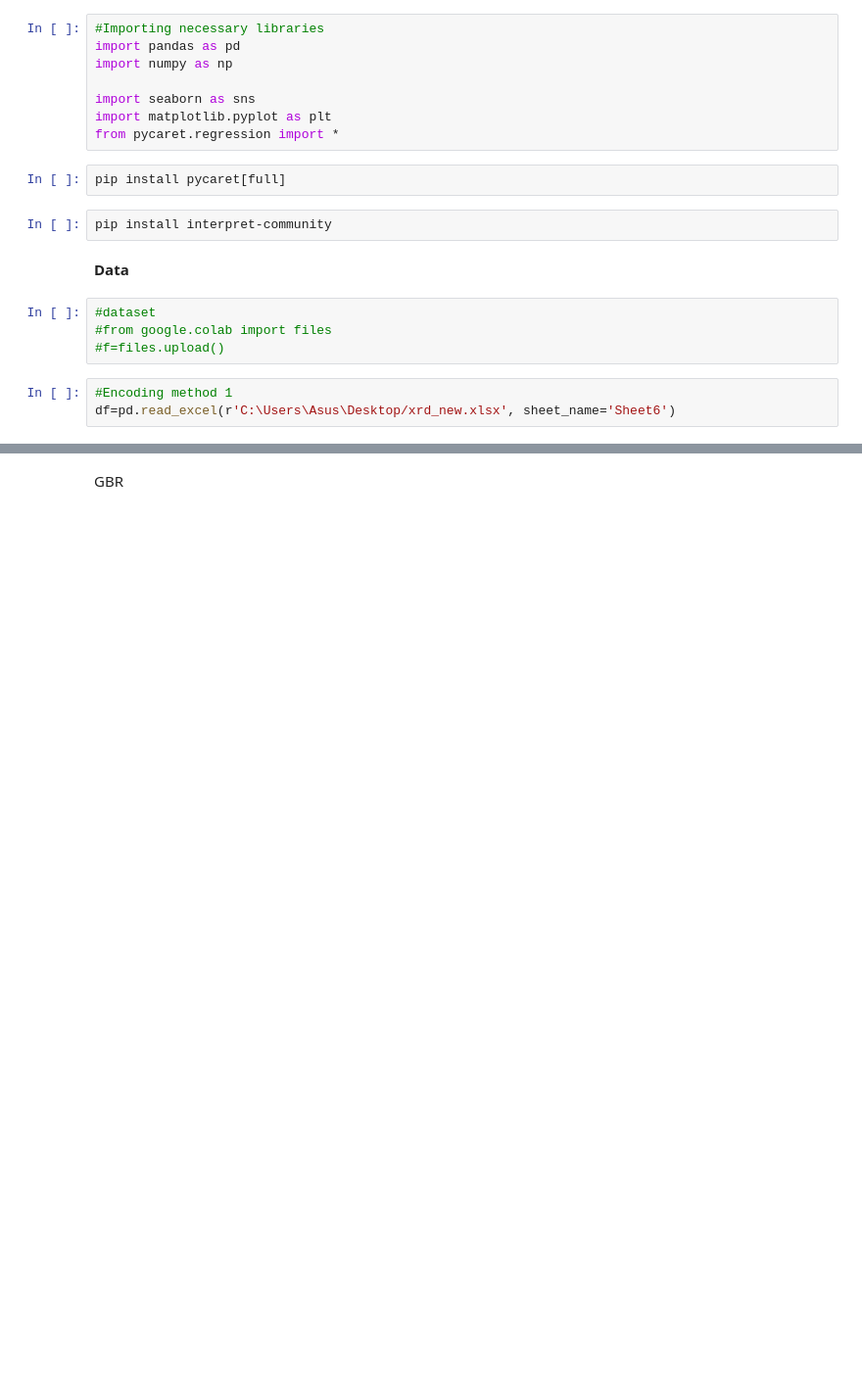
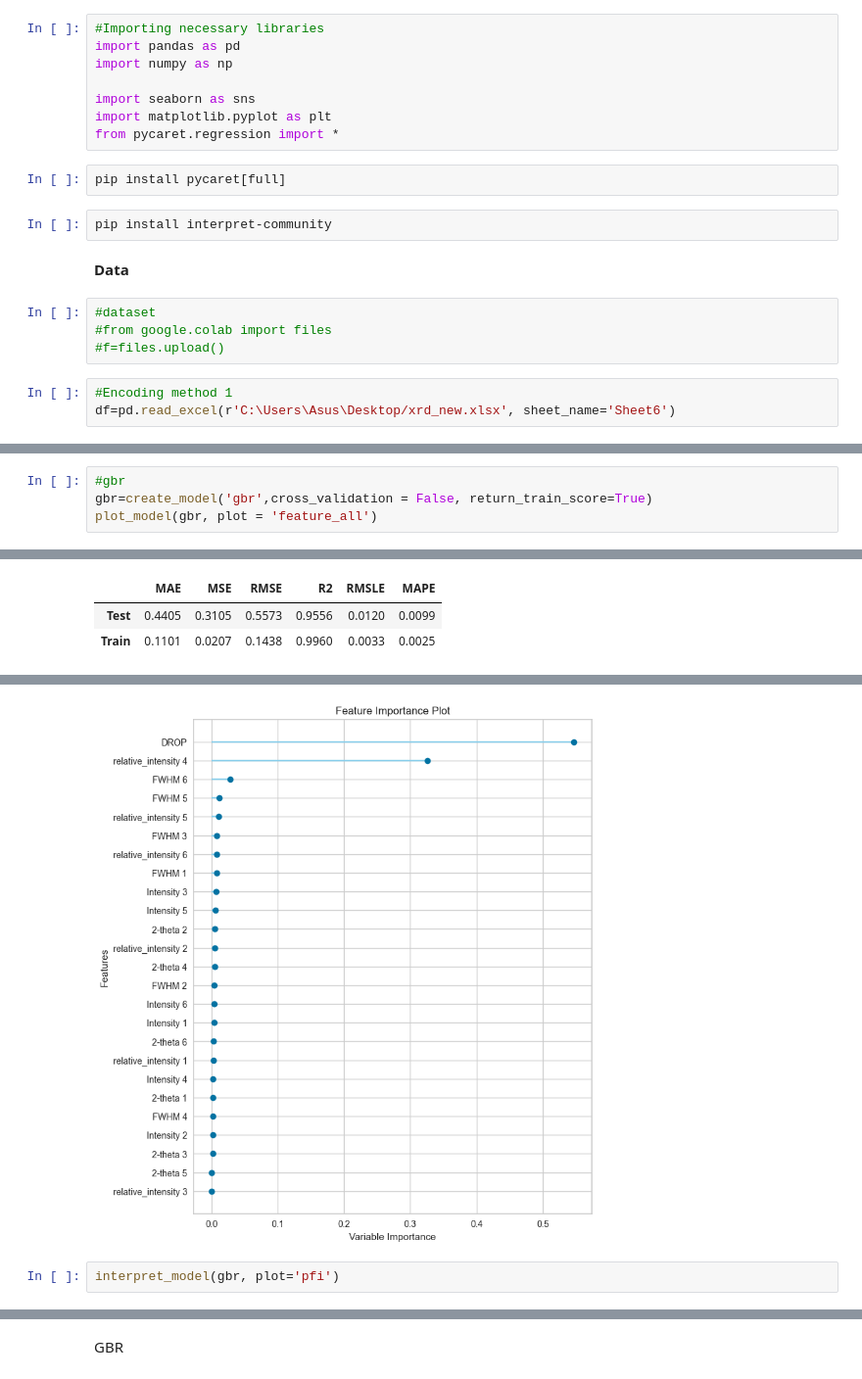
Before and after one commit to mmortazavi/ml_demystified, a Jupyter notebook: projects/solarcell/xrd/nezamloo/FF_target_Pycaret.ipynb, the cells around one changed output, grey strips where cells are left out. Shown at 98% size. Drawn from its saved outputs; the diff is of its cells as text; blank space fills up the shorter version.

```diff
--- a/projects/solarcell/xrd/nezamloo/FF_target_Pycaret.ipynb
+++ b/projects/solarcell/xrd/nezamloo/FF_target_Pycaret.ipynb
@@ -23,0 +94,5 @@ Pycaret
+# %%
+#gbr
+gbr=create_model('gbr',cross_validation = False, return_train_score=True)
+plot_model(gbr, plot = 'feature_all')
+# %% [output]
@@ -23,0 +100,3 @@ Pycaret
+|  | MAE | MSE | RMSE | R2 | RMSLE | MAPE |
+| Test | 0.4405 | 0.3105 | 0.5573 | 0.9556 | 0.0120 | 0.0099 |
+| Train | 0.1101 | 0.0207 | 0.1438 | 0.9960 | 0.0033 | 0.0025 |
@@ -23,0 +104,3 @@ Pycaret
+[figure, added]
+# %%
+interpret_model(gbr, plot='pfi')
```
Also changed, not shown: parts of 18 cells of this notebook.
